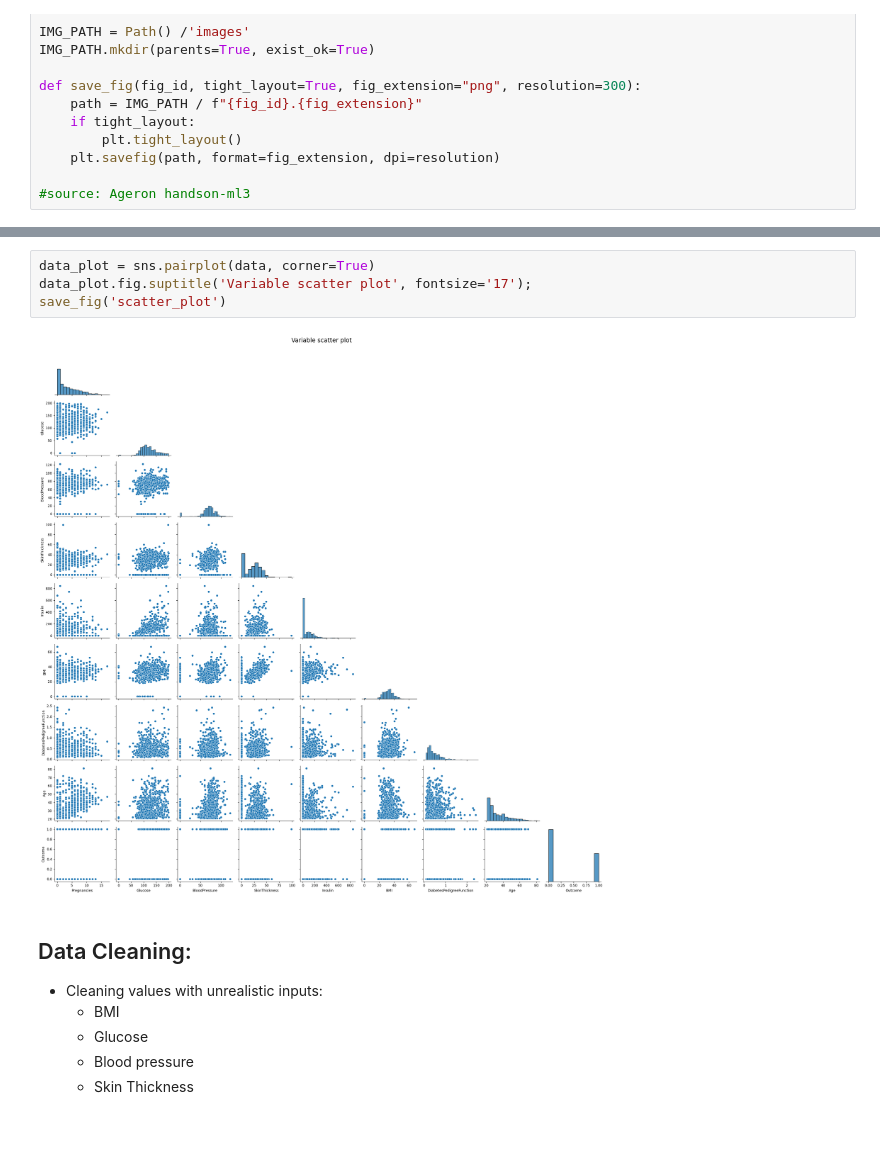
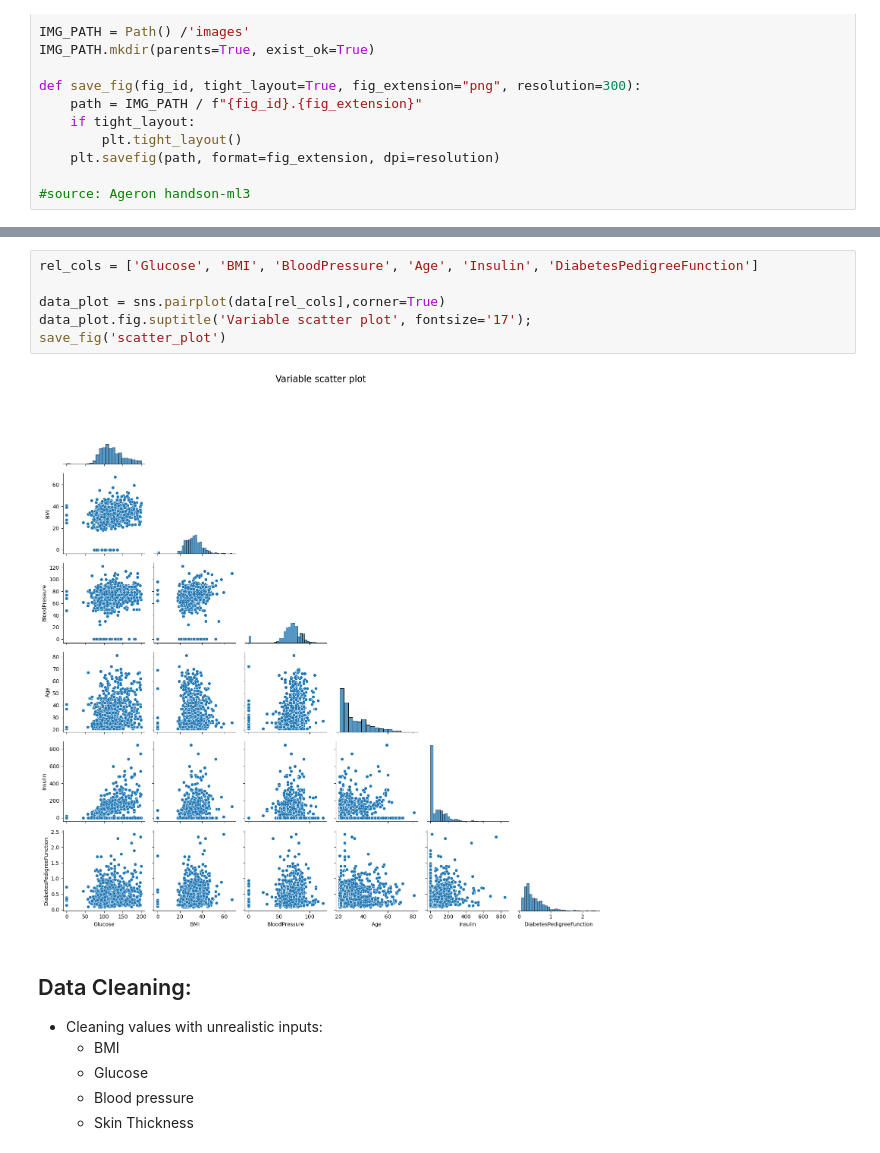
Before and after one commit to lauxpaux/diabetes_classification, a Jupyter notebook: diabetes_prediction-knn.ipynb, the cells around one changed output, grey strips where cells are left out. Saved outputs shown, nothing was run; the diff lists cells and outputs as text.

```diff
--- a/diabetes_prediction-knn.ipynb
+++ b/diabetes_prediction-knn.ipynb
@@ -149,9 +213,11 @@ Let's do a scatter plot to see if we can visualize outliers:
 # %%
-data_plot = sns.pairplot(data, corner=True)
+rel_cols = ['Glucose', 'BMI', 'BloodPressure', 'Age', 'Insulin', 'DiabetesPedigreeFunction']
+
+data_plot = sns.pairplot(data[rel_cols],corner=True)
 data_plot.fig.suptitle('Variable scatter plot', fontsize='17');
 save_fig('scatter_plot')
 # %% [output]
-[figure, old version]
+[figure, new version]
 # %% [markdown]
 ## Data Cleaning:
 * Cleaning values with unrealistic inputs:
```
Also changed, not shown: parts of 31 cells of this notebook, 6 other files.
